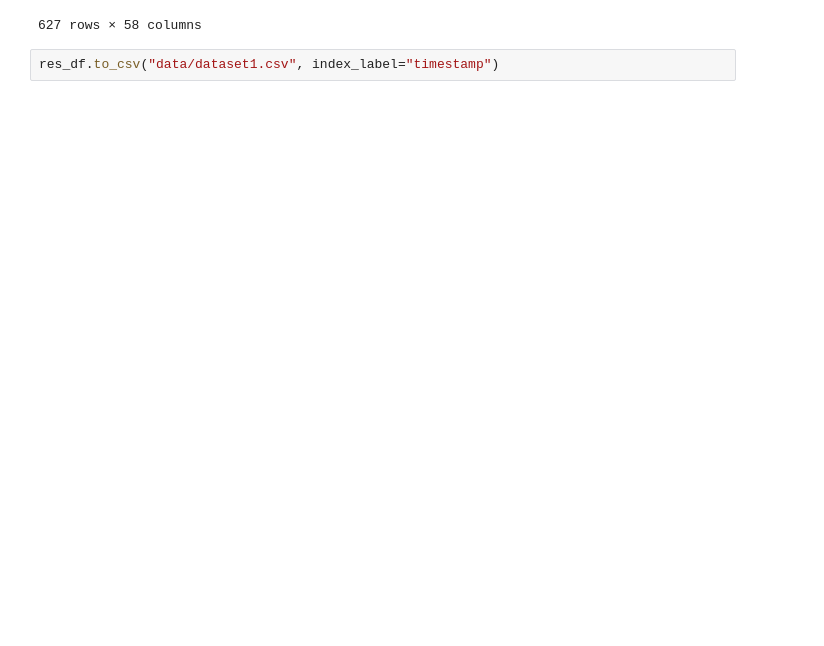
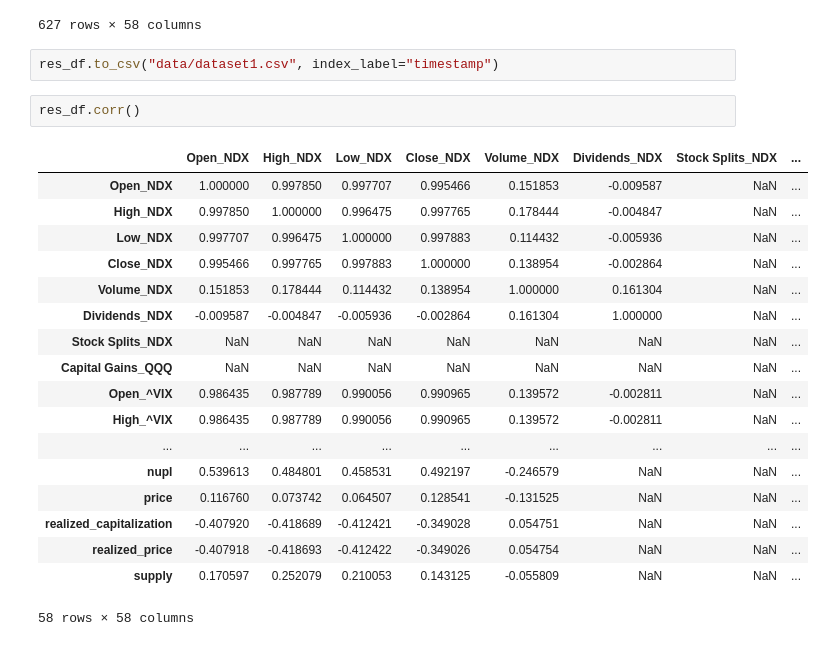
Before and after one commit to ardenpalme/W3T-Quant, a Jupyter notebook: DataFetching.ipynb, the cells around one changed output. Cells and saved outputs as stored; diff of their text form; blank space fills up the shorter version.

```diff
--- a/DataFetching.ipynb
+++ b/DataFetching.ipynb
@@ -101,3 +101,24 @@ res_df
 627 rows × 58 columns
 # %%
 res_df.to_csv("data/dataset1.csv", index_label="timestamp")
+# %%
+res_df.corr()
+# %% [output]
+|  | Open_NDX | High_NDX | Low_NDX | Close_NDX | Volume_NDX | Dividends_NDX | Stock Splits_NDX | ... |
+| Open_NDX | 1.000000 | 0.997850 | 0.997707 | 0.995466 | 0.151853 | -0.009587 | NaN | ... |
+| High_NDX | 0.997850 | 1.000000 | 0.996475 | 0.997765 | 0.178444 | -0.004847 | NaN | ... |
+| Low_NDX | 0.997707 | 0.996475 | 1.000000 | 0.997883 | 0.114432 | -0.005936 | NaN | ... |
+| Close_NDX | 0.995466 | 0.997765 | 0.997883 | 1.000000 | 0.138954 | -0.002864 | NaN | ... |
+| Volume_NDX | 0.151853 | 0.178444 | 0.114432 | 0.138954 | 1.000000 | 0.161304 | NaN | ... |
+| Dividends_NDX | -0.009587 | -0.004847 | -0.005936 | -0.002864 | 0.161304 | 1.000000 | NaN | ... |
+| Stock Splits_NDX | NaN | NaN | NaN | NaN | NaN | NaN | NaN | ... |
+| Capital Gains_QQQ | NaN | NaN | NaN | NaN | NaN | NaN | NaN | ... |
+| Open_^VIX | 0.986435 | 0.987789 | 0.990056 | 0.990965 | 0.139572 | -0.002811 | NaN | ... |
+| High_^VIX | 0.986435 | 0.987789 | 0.990056 | 0.990965 | 0.139572 | -0.002811 | NaN | ... |
+| ... | ... | ... | ... | ... | ... | ... | ... | ... |
+| nupl | 0.539613 | 0.484801 | 0.458531 | 0.492197 | -0.246579 | NaN | NaN | ... |
+| price | 0.116760 | 0.073742 | 0.064507 | 0.128541 | -0.131525 | NaN | NaN | ... |
+| realized_capitalization | -0.407920 | -0.418689 | -0.412421 | -0.349028 | 0.054751 | NaN | NaN | ... |
+| realized_price | -0.407918 | -0.418693 | -0.412422 | -0.349026 | 0.054754 | NaN | NaN | ... |
+| supply | 0.170597 | 0.252079 | 0.210053 | 0.143125 | -0.055809 | NaN | NaN | ... |
+58 rows × 58 columns
```
Also changed, not shown: parts of 2 cells of this notebook, 2 other files.
